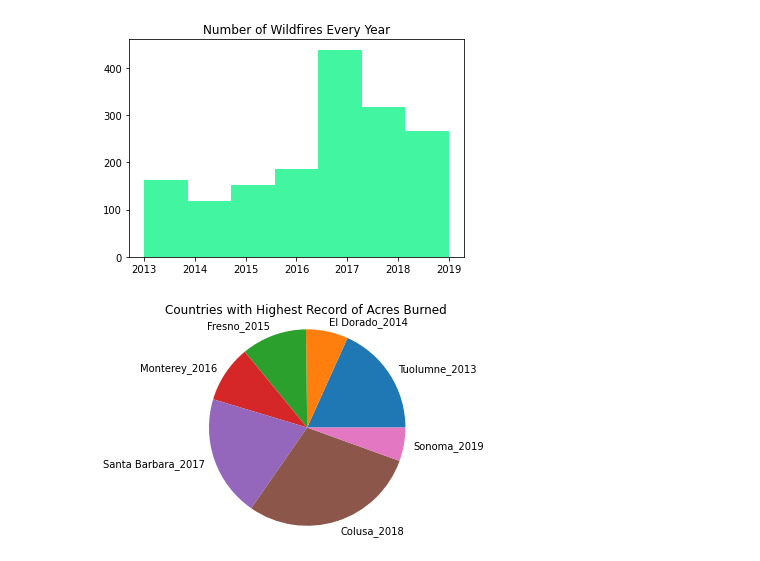
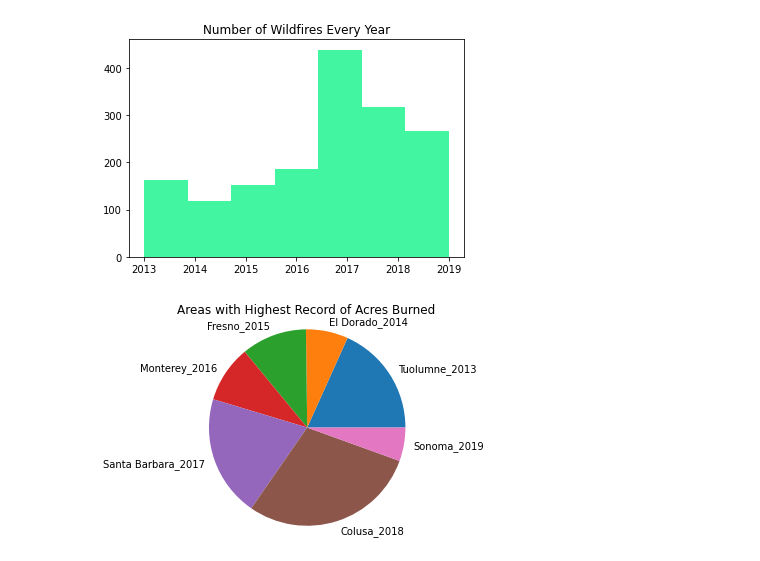
Before and after one commit to JERWIN0/BAT404_FIREMAN, a Jupyter notebook: Analysis_of_Wildfires_Occurrence_Worldwide.ipynb, the cells around one changed output. Drawn from its saved outputs; the diff is of its cells as text; code cells hidden in the pictures.

```diff
--- a/Analysis_of_Wildfires_Occurrence_Worldwide.ipynb
+++ b/Analysis_of_Wildfires_Occurrence_Worldwide.ipynb
@@ -195,9 +195,9 @@ plt.show()
 # %%
 labels = 'Tuolumne_2013', 'El Dorado_2014', 'Fresno_2015', 'Monterey_2016','Santa Barbara_2017','Colusa_2018','Sonoma_2019'
 sections = [257314, 97717, 151623,132127,281893,410203,77758]
 plt.pie(sections, labels=labels,  )
 plt.axis('equal')
-plt.title('Countries with Highest Record of Acres Burned')
+plt.title('Areas with Highest Record of Acres Burned')
 plt.show()
 # %% [output]
-[figure, old version]
+[figure, new version]
```
